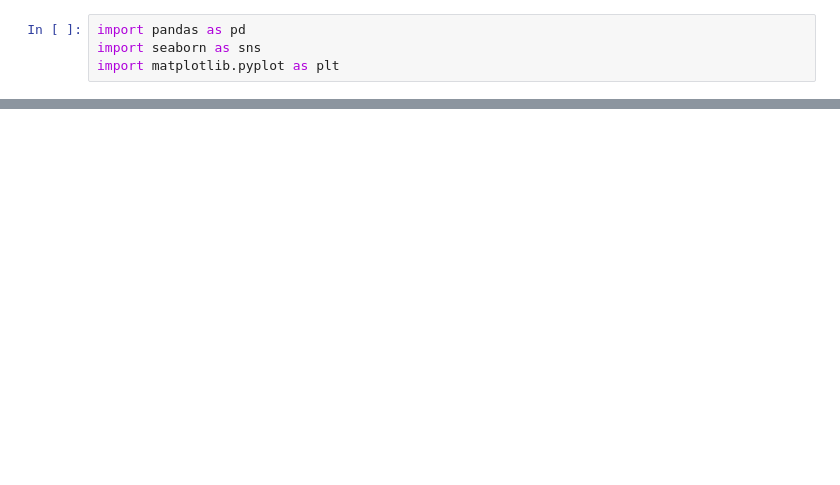
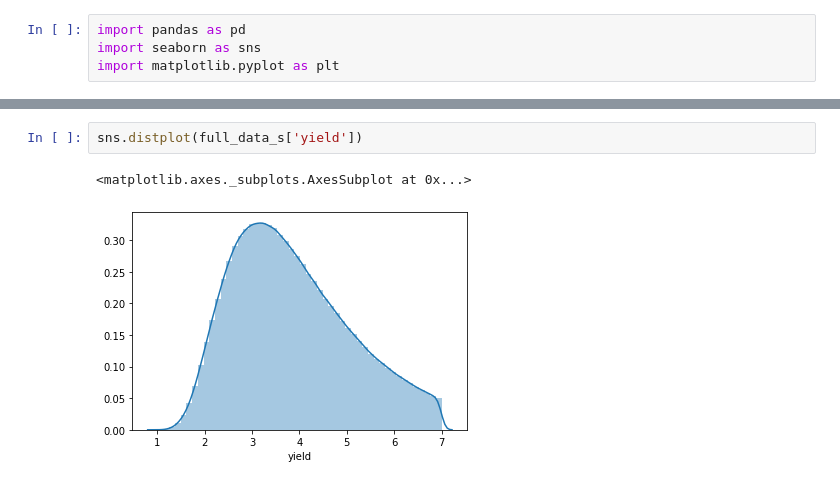
Before and after one commit to angelrureLurtis/LondonNW6, a Jupyter notebook: Yield_analysis.ipynb, the cells around one changed output, grey strips where cells are left out. Saved outputs shown, nothing was run; the diff lists cells and outputs as text; blank space fills up the shorter version.

```diff
--- a/Yield_analysis.ipynb
+++ b/Yield_analysis.ipynb
@@ -24,0 +39,5 @@ full_data_s = full_data_s[(full_data_s['yield']*100>1)&(full_data_s['yield']*100
+# %%
+sns.distplot(full_data_s['yield'])
+# %% [output]
+<matplotlib.axes._subplots.AxesSubplot at 0x...>
+[figure, added]
```
Also changed, not shown: parts of 16 cells of this notebook, 3 other files.
